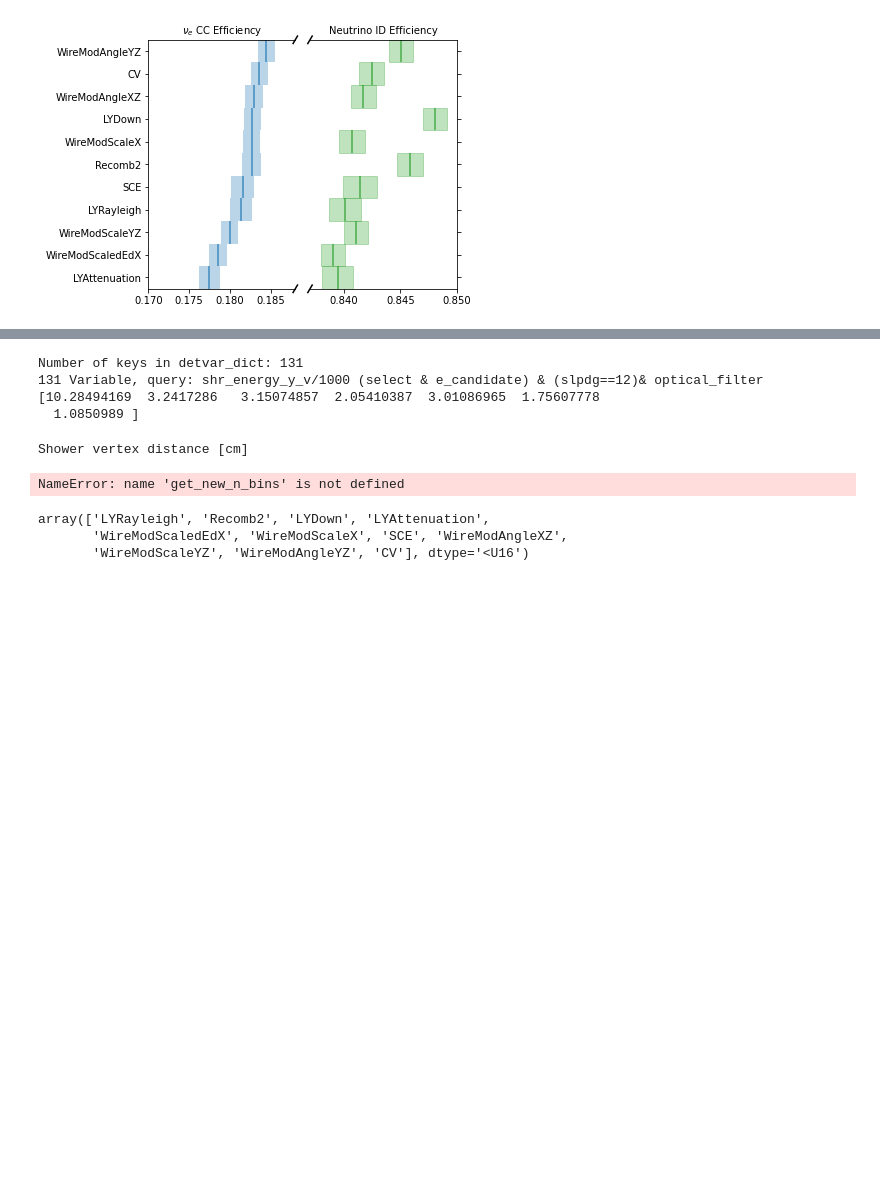
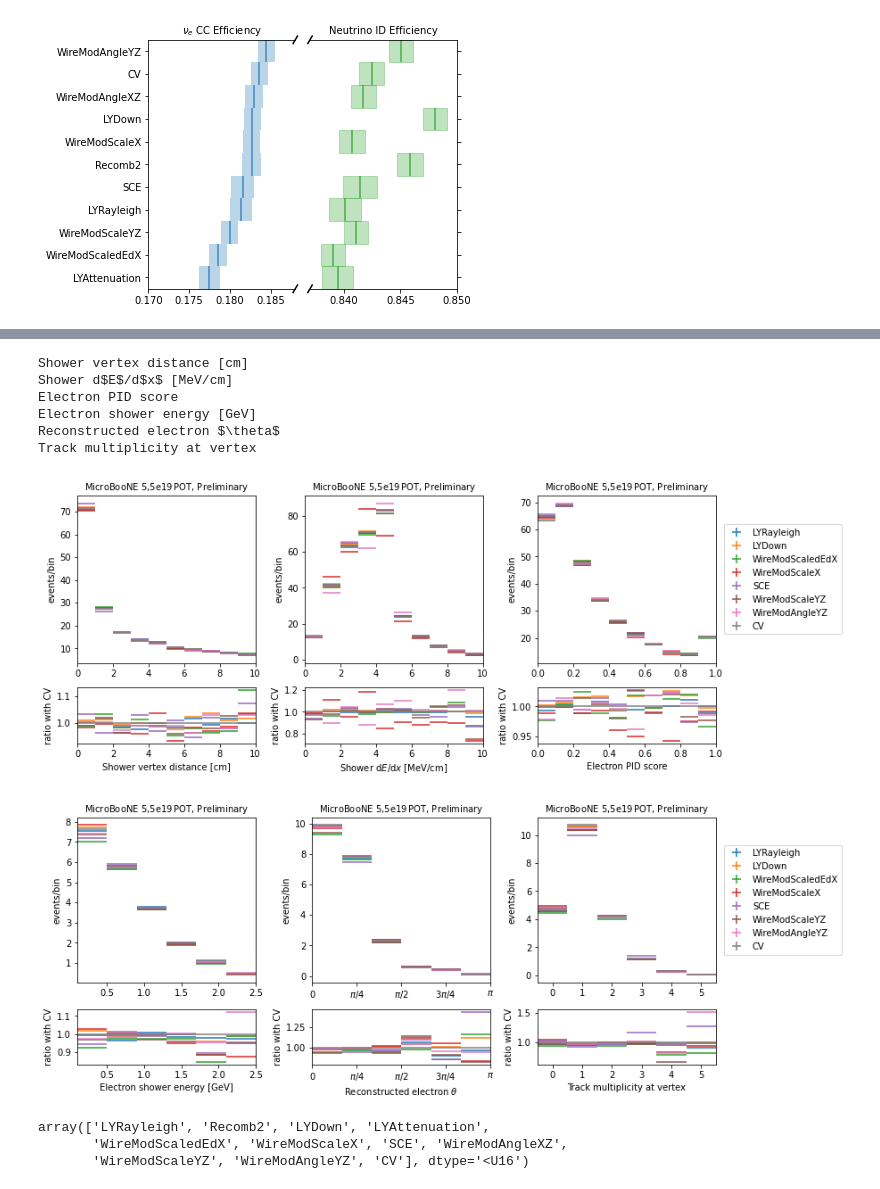
Before and after one commit to Wouter-VDP/nuecc_python, a Jupyter notebook: NuePlots_DetSys.ipynb, the cells around one changed output, grey strips where cells are left out. Cells and saved outputs as stored; diff of their text form; code cells hidden in the pictures; blank space fills up the shorter version.

Commit message:
quick fix in the detvar notebook

```diff
--- a/NuePlots_DetSys.ipynb
+++ b/NuePlots_DetSys.ipynb
@@ -216,31 +239,11 @@ plot_list = [
         "(select & e_candidate)",
     ],
 ]
-# %%
-file = open(detvar_file, "rb")
-detvar_dict = pickle.load(file)
-file.close()
-
-print('Number of keys in detvar_dict:',len(detvar_dict.keys()))
-counter=0
-
-for (field, query, x_min, x_max, N_bins) in detvar_dict.keys():
-    counter+=1
-    if len(detvar_dict[(field, query, x_min, x_max, N_bins)])==0:
-        detvar_dict[(field, query, x_min, x_max, N_bins)] = detvar.get_syt_var(field, query, x_min, x_max, N_bins, data, 1e21)
-        print(counter, 'Variable, query:',field,query, detvar_dict[(field, query, x_min, x_max, N_bins)])
-
-file = open(detvar_file, "wb")
-pickle.dump(detvar_dict, file)
-file.close()
-# %% [output]
-Number of keys in detvar_dict: 131
-131 Variable, query: shr_energy_y_v/1000 (select & e_candidate) & (slpdg==12)& optical_filter [10.28494169  3.2417286   3.15074857  2.05410387  3.01086965  1.75607778
-  1.0850989 ]
 # %%
 fig1, ax1 = get_fig(3, 1)
 fig2, ax2 = get_fig(3, 1)
 ax = np.hstack([ax1,ax2])
+max_bin_syst = 7
 
 for i, (field, xlabel, N_bins_old, x_min, x_max, query) in enumerate(plot_list):
     print(xlabel)
@@ -308,34 +311,40 @@ for i, (field, xlabel, N_bins_old, x_min, x_max, query) in enumerate(plot_list):
         ax[1][i].errorbar(
                     edges_mid,
                     bins[j] / bins_cv,
                     xerr=widths,
                     yerr=0,
                     alpha=1.0,
                     fmt="none",
                 )
         lower = (bins[j]-bin_err[j])/bins_cv
         upper = (bins[j]+bin_err[j])/bins_cv
 
     ax[1][i].set_xlabel(xlabel)
     ax[0][i].set_title(str_title)
     ax[0][i].set_xlim(x_min,x_max)
     ax[1][i].set_xlim(x_min,x_max)
     ax[0][i].set_ylabel('events/bin')
     ax[1][i].set_ylabel('ratio with CV')
 
 ax[1][4].set_xticks(helper.theta_ticks)
 ax[1][4].set_xticklabels(helper.theta_labs)
 ax[0][4].set_xticks(helper.theta_ticks)
 ax[0][4].set_xticklabels(helper.theta_labs)
 
 ax[0][2].legend(bbox_to_anchor=(1.02, 0.5), loc="center left")
 ax[0][5].legend(bbox_to_anchor=(1.02, 0.5), loc="center left")
 
 fig1.savefig(output_dir+'preselection.pdf')
 fig2.savefig(output_dir+'selection.pdf')
 # %% [output]
 Shower vertex distance [cm]
+Shower d$E$/d$x$ [MeV/cm]
+Electron PID score
+Electron shower energy [GeV]
+Reconstructed electron $\theta$
+Track multiplicity at vertex
-NameError: name 'get_new_n_bins' is not defined
+[figure, added]
+[figure, added]
 # %%
 labels
 # %% [output]
```
Also changed, not shown: parts of 3 cells of this notebook, 17 other files.
